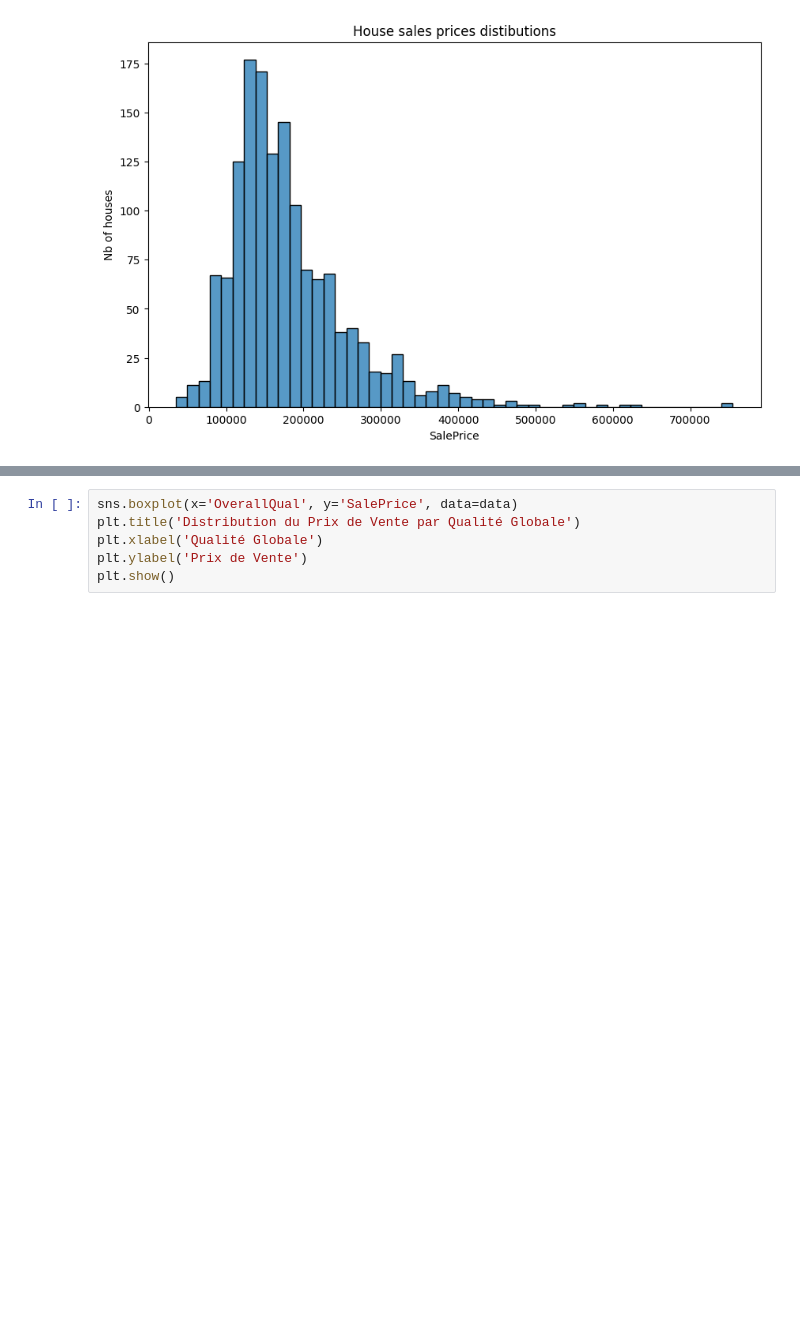
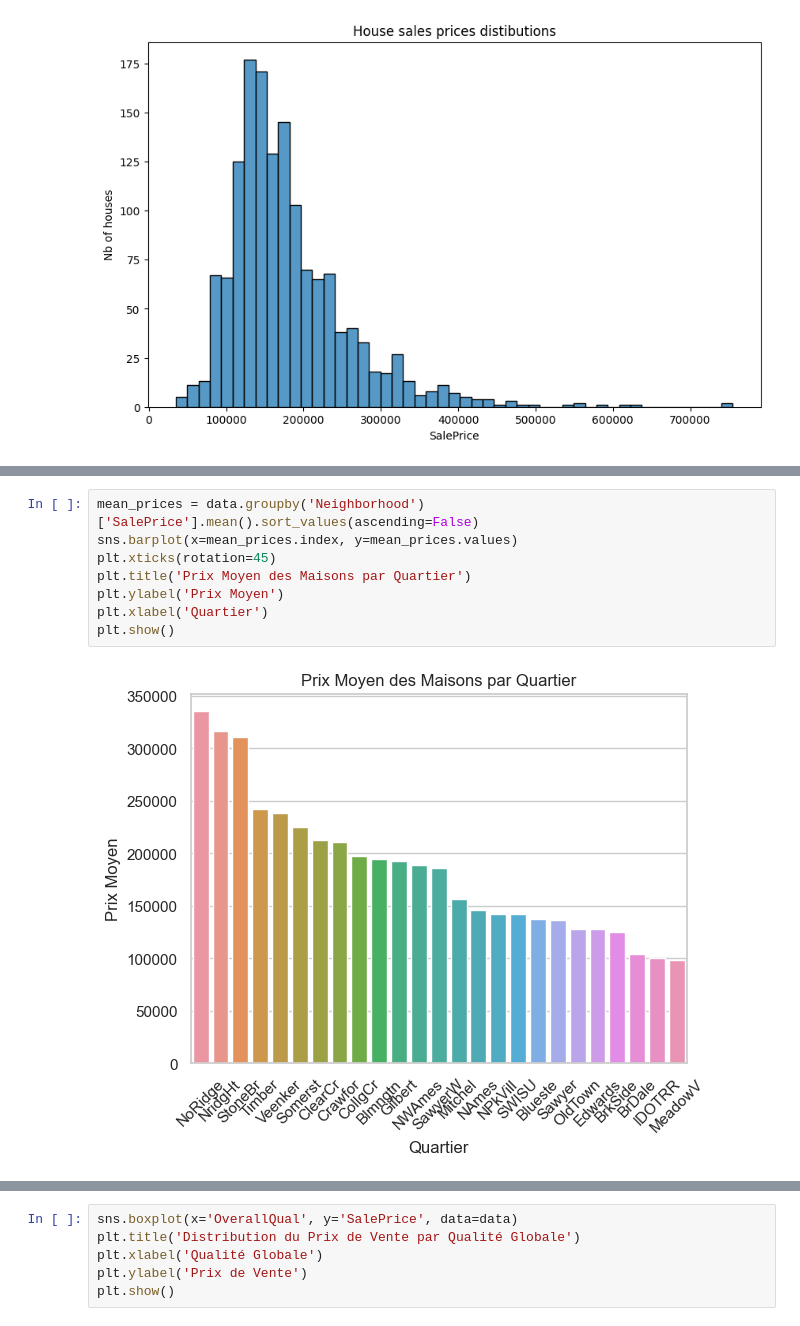
Before and after one commit to scoulet/EPISEN_TP_DATAMINING, a Jupyter notebook: notebook.ipynb, the cells around one changed output, grey strips where cells are left out. Drawn from its saved outputs; the diff is of its cells as text; blank space fills up the shorter version.

```diff
--- a/notebook.ipynb
+++ b/notebook.ipynb
@@ -111,0 +143,10 @@ plt.show()
+# %%
+mean_prices = data.groupby('Neighborhood')['SalePrice'].mean().sort_values(ascending=False)
+sns.barplot(x=mean_prices.index, y=mean_prices.values)
+plt.xticks(rotation=45)
+plt.title('Prix Moyen des Maisons par Quartier')
+plt.ylabel('Prix Moyen')
+plt.xlabel('Quartier')
+plt.show()
+# %% [output]
+[figure, added]
```
Also changed, not shown: parts of 9 cells of this notebook.
